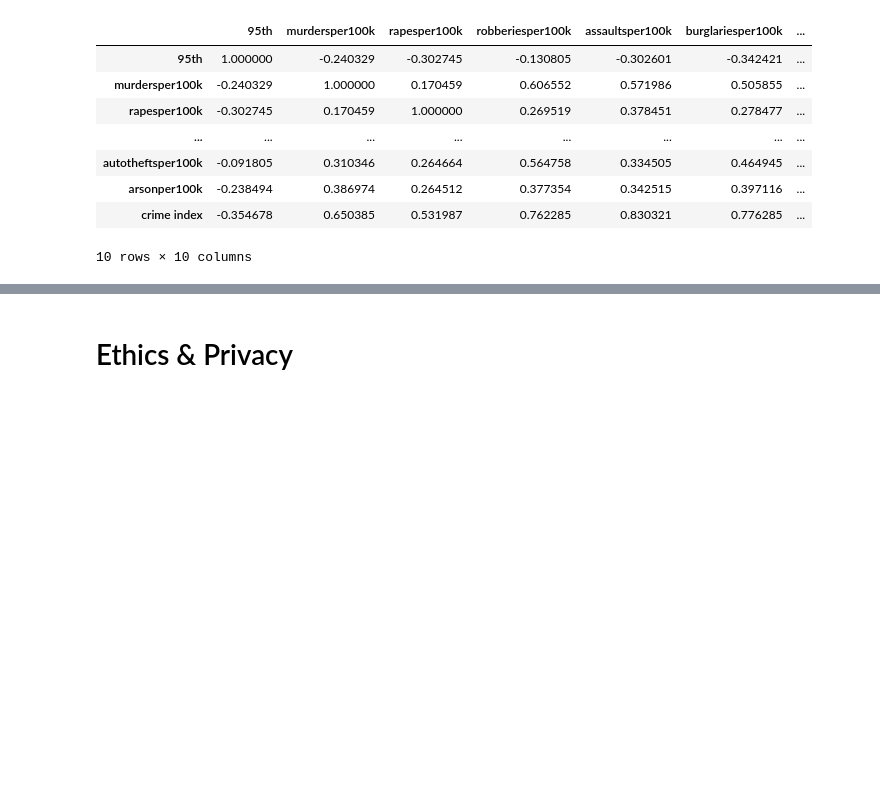
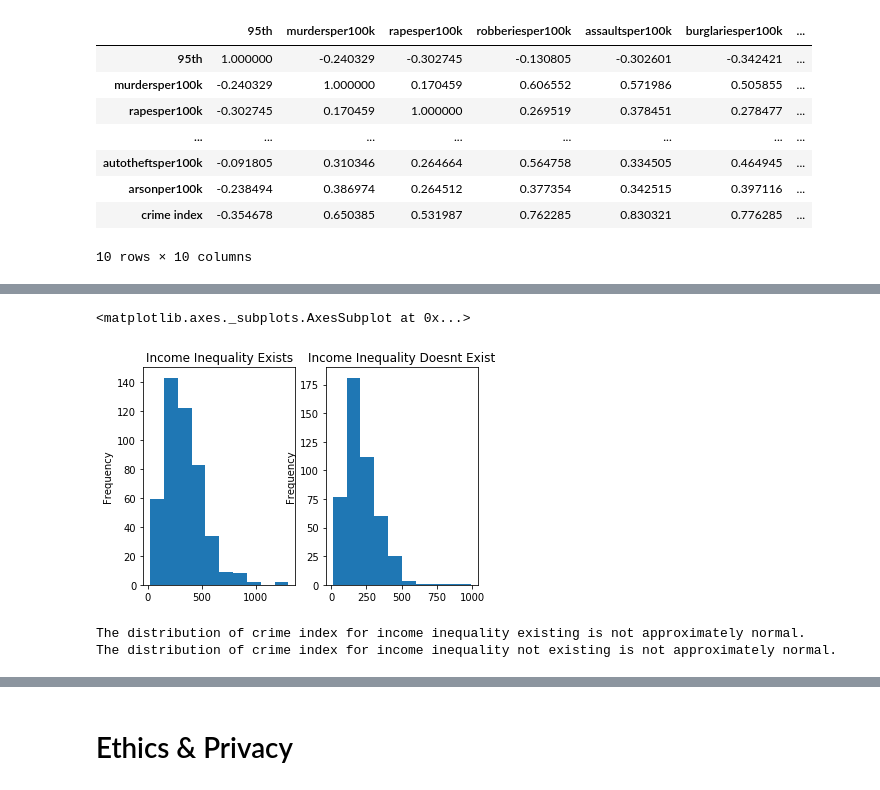
Before and after one commit to ewinterstorm/cogs108_finalproject, a Jupyter notebook: FinalProject.ipynb, the cells around one changed output, grey strips where cells are left out. Cells and saved outputs as stored; diff of their text form; code cells hidden in the pictures; blank space fills up the shorter version.

Commit message:
Added all of sam's quintile analysis

```diff
--- a/FinalProject.ipynb
+++ b/FinalProject.ipynb
@@ -708,0 +714,13 @@ corrs_95thper100
+# %%
+# Create 'ineq_exists' column: '1' if exists, '0' if doesn't
+# Income inequality defined as >= median of all income inequalities
+income_ineq_median = crime_income_df["quintile share"].median()
+
+ineq_exists = [0]*len(crime_income_df)
+for i in range(0,len(crime_income_df)):
+    if crime_income_df["quintile share"][i] >= income_ineq_median:
+        ineq_exists[i] = 1
+    else:
+        ineq_exists[i] = 0
+crime_income_df['inequality exists'] = ineq_exists
+crime_income_df.head()
@@ -708,0 +735,30 @@ corrs_95thper100
+# %%
+# Side-by-side histogram plots of crime index in areas with and without income inequality
+fig, axes = plt.subplots(1, 2)
+
+crime_income_df[crime_income_df["inequality exists"] == 1]["crime index"].plot.hist(ax = axes[0], title = 'Income Inequality Exists')
+crime_income_df[crime_income_df["inequality exists"] == 0]["crime index"].plot.hist(ax = axes[1], title = 'Income Inequality Doesn''t Exist')
+# %% [output]
+<matplotlib.axes._subplots.AxesSubplot at 0x...>
+[figure, added]
+# %%
+crime_ineq = crime_income_df[crime_income_df["inequality exists"] == 1]["crime index"].values
+crime_no_ineq = crime_income_df[crime_income_df["inequality exists"] == 0]["crime index"].values
+
+st_ineq, p_ineq = normaltest(crime_ineq)
+st_no_ineq, p_no_ineq = normaltest(crime_no_ineq)
+
+is_n_ineq = bool(p_ineq > 0.01)
+if is_n_ineq == True:
+    print('The distribution of crime index for income inequality existing is approximately normal.')
+else:
+    print('The distribution of crime index for income inequality existing is not approximately normal.')
+
+is_n_no_ineq = bool(p_no_ineq > 0.01)
+if is_n_no_ineq == True:
+    print('The distribution of crime index for income inequality not existing is approximately normal.')
+else:
+    print('The distribution of crime index for income inequality not existing is not approximately normal.')
+# %% [output]
+The distribution of crime index for income inequality existing is not approximately normal.
+The distribution of crime index for income inequality not existing is not approximately normal.
```
Also changed, not shown: parts of 32 cells of this notebook.
